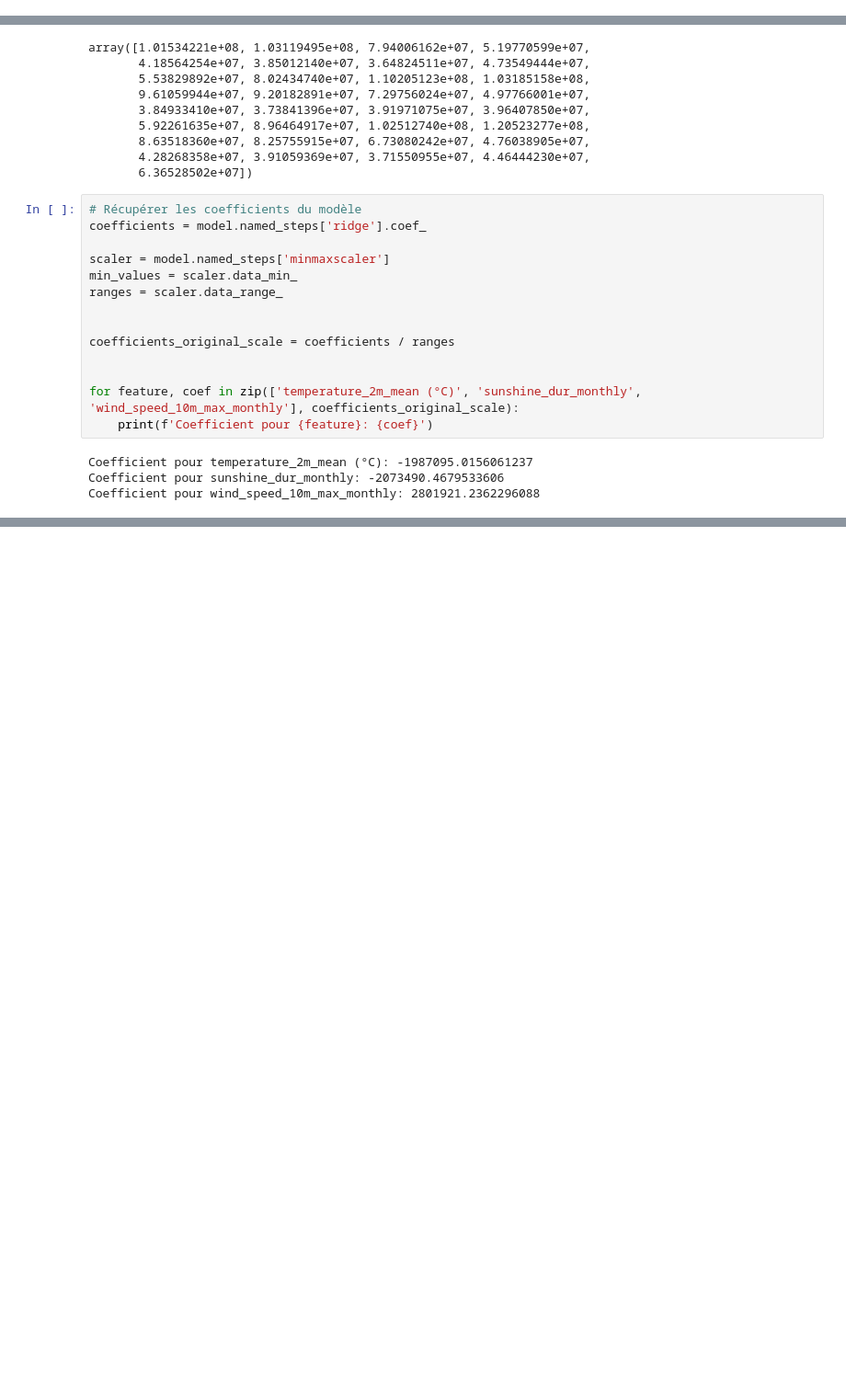
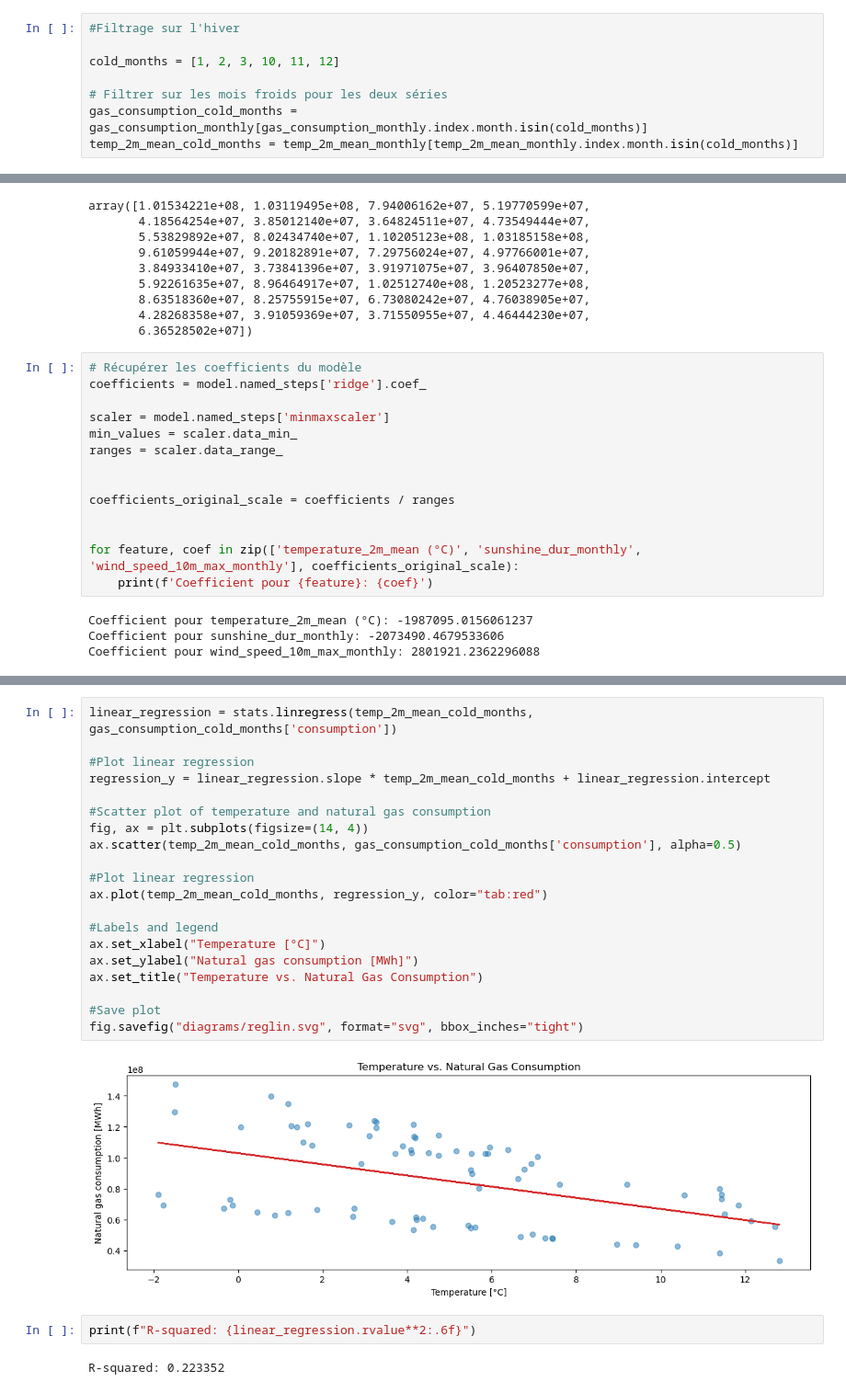
Before and after one commit to NeoSummit/Gas_consumption, a Jupyter notebook: Modelling_Consumption_Weather.ipynb, the cells around one changed output, grey strips where cells are left out. Shown at 92% size. Drawn from its saved outputs; the diff is of its cells as text; blank space fills up the shorter version.

```diff
--- a/Modelling_Consumption_Weather.ipynb
+++ b/Modelling_Consumption_Weather.ipynb
@@ -52,3 +75,11 @@ Name: temperature_2m_mean (°C), Length: 4963, dtype: float64
 #Conso mensuelle
 gas_consumption_monthly = df_consumption.resample('M').sum()
 temp_2m_mean_monthly = temp_2m_mean.loc[start_date:end_date].resample('M').mean()
+# %%
+#Filtrage sur l'hiver
+
+cold_months = [1, 2, 3, 10, 11, 12]
+
+# Filtrer sur les mois froids pour les deux séries
+gas_consumption_cold_months = gas_consumption_monthly[gas_consumption_monthly.index.month.isin(cold_months)]
+temp_2m_mean_cold_months = temp_2m_mean_monthly[temp_2m_mean_monthly.index.month.isin(cold_months)]
@@ -445,0 +627,26 @@ Coefficient pour wind_speed_10m_max_monthly: 2801921.2362296088
+# %%
+linear_regression = stats.linregress(temp_2m_mean_cold_months, gas_consumption_cold_months['consumption'])
+
+#Plot linear regression
+regression_y = linear_regression.slope * temp_2m_mean_cold_months + linear_regression.intercept
+
+#Scatter plot of temperature and natural gas consumption
+fig, ax = plt.subplots(figsize=(14, 4))
+ax.scatter(temp_2m_mean_cold_months, gas_consumption_cold_months['consumption'], alpha=0.5)
+
+#Plot linear regression
+ax.plot(temp_2m_mean_cold_months, regression_y, color="tab:red")
+
+#Labels and legend
+ax.set_xlabel("Temperature [°C]")
+ax.set_ylabel("Natural gas consumption [MWh]")
+ax.set_title("Temperature vs. Natural Gas Consumption")
+
+#Save plot
+fig.savefig("diagrams/reglin.svg", format="svg", bbox_inches="tight")
+# %% [output]
+[figure, added]
+# %%
+print(f"R-squared: {linear_regression.rvalue**2:.6f}")
+# %% [output]
+R-squared: 0.223352
```
Also changed, not shown: parts of 14 cells of this notebook.
